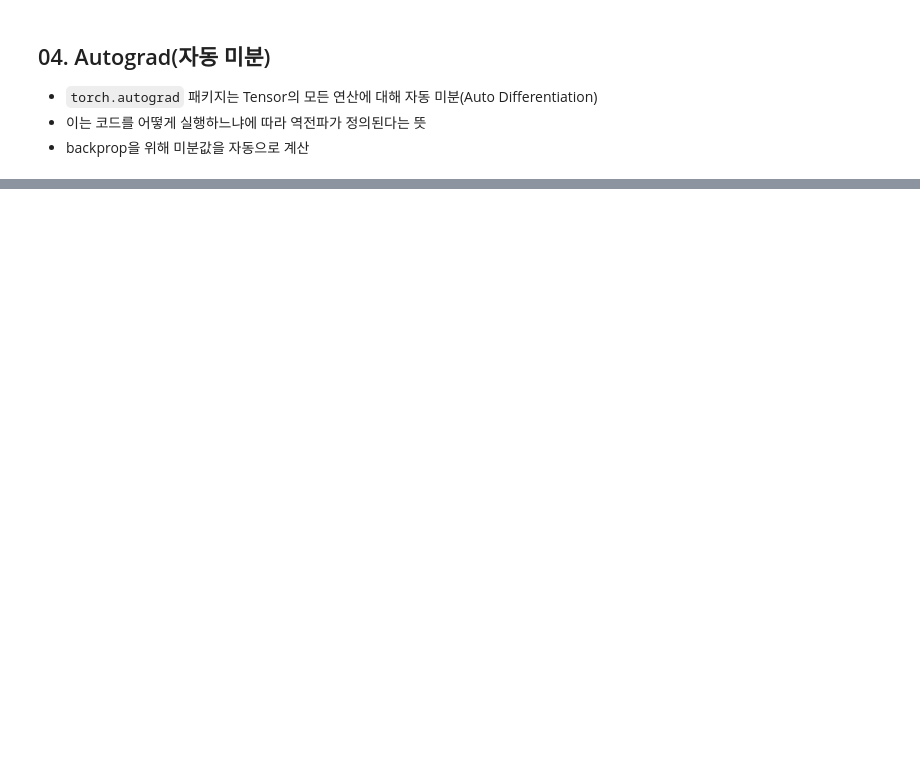
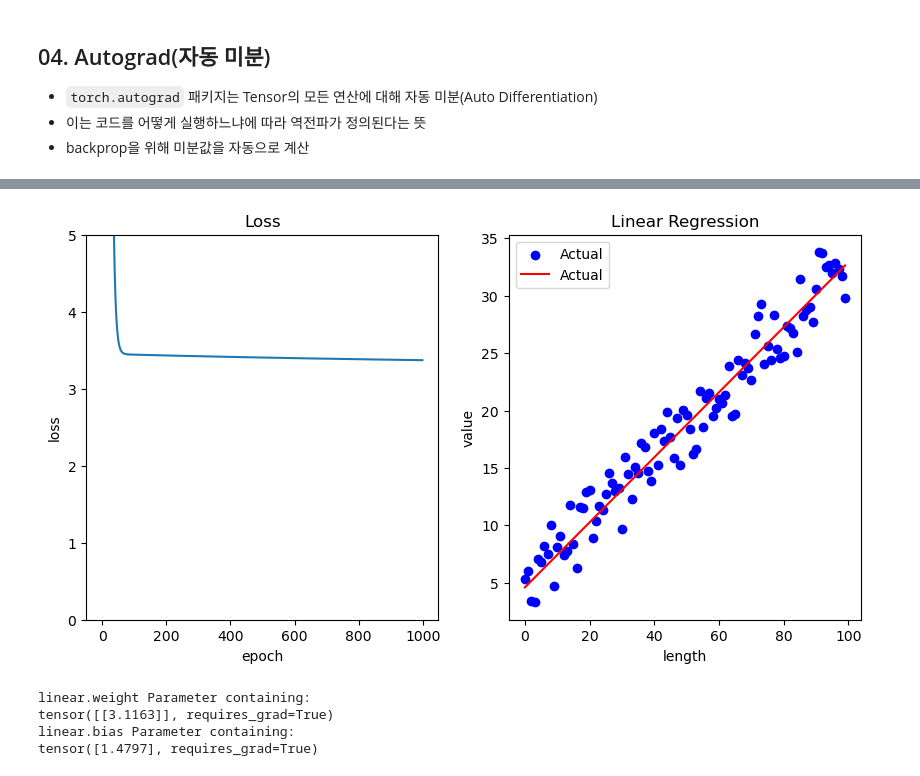
Before and after one commit to outclassstudio/pytorch-study, a Jupyter notebook: notes/04_autograd.ipynb, the cells around one changed output, grey strips where cells are left out. Drawn from its saved outputs; the diff is of its cells as text; code cells hidden in the pictures; blank space fills up the shorter version.

```diff
--- a/notes/04_autograd.ipynb
+++ b/notes/04_autograd.ipynb
@@ -87,0 +297,65 @@ linear.bias: tensor([2.0438])
+# %%
+import torch
+import torch.nn as nn
+import torch.optim as optim
+import matplotlib.pyplot as plt
+
+# 데이터 입출력
+x = torch.linspace(1,10,100).view(-1,1)
+y = 3 * x + 2 + torch.randn(100,1) * 2
+
+# 모델 정의
+class LinearRegressionModel(nn.Module):
+  def __init__(self):
+    super().__init__()
+    self.linear = nn.Linear(1, 1)
+
+  def forward(self, x):
+    return self.linear(x)
+
+model = LinearRegressionModel()
+
+# 손실함수 정의
+loss_function = nn.MSELoss()
+
+# 학습진행 및 가중치 업데이트, 가중치랑 편향 넣어줘야 함
+optimizer = optim.SGD(model.parameters(), lr=0.001)
+epochs = 1000
+losses = []
+
+for epoch in range(epochs):
+  optimizer.zero_grad()
+  outputs = model(x)
+  loss = loss_function(outputs, y)
+  loss.backward()
+  optimizer.step()
+
+  losses.append(loss.item())
+
+  if (epoch+1) % 100 == 0:
+    print(f"epoch: {epoch+1} / {epochs}, loss: {loss: .4f}")
+
+plt.figure(figsize=(10,5))
+
+# 손실 그래프
+plt.subplot(1,2,1)
+plt.plot(losses)
+plt.ylim(0,5)
+plt.title("Loss")
+plt.xlabel("epoch")
+plt.ylabel("loss")
+
+# 데이터
+plt.subplot(1,2,2)
+plt.scatter(range(len(y)), y.numpy(), label="Actual", color="blue")
+plt.plot(range(len(x)), model(x).detach().numpy(), label="Actual", color="red")
+plt.title("Linear Regression")
+plt.xlabel("length")
+plt.ylabel("value")
+plt.legend()
+plt.show()
+
+print("Model Parameters:")
+for name, params in model.named_parameters():
+  print(name, params)
+# %% [output]
@@ -87,0 +372,5 @@ linear.bias: tensor([2.0438])
+[figure, added]
+linear.weight Parameter containing:
+tensor([[3.1163]], requires_grad=True)
+linear.bias Parameter containing:
+tensor([1.4797], requires_grad=True)
```
Also changed, not shown: parts of 35 cells of this notebook, 2 other files.
